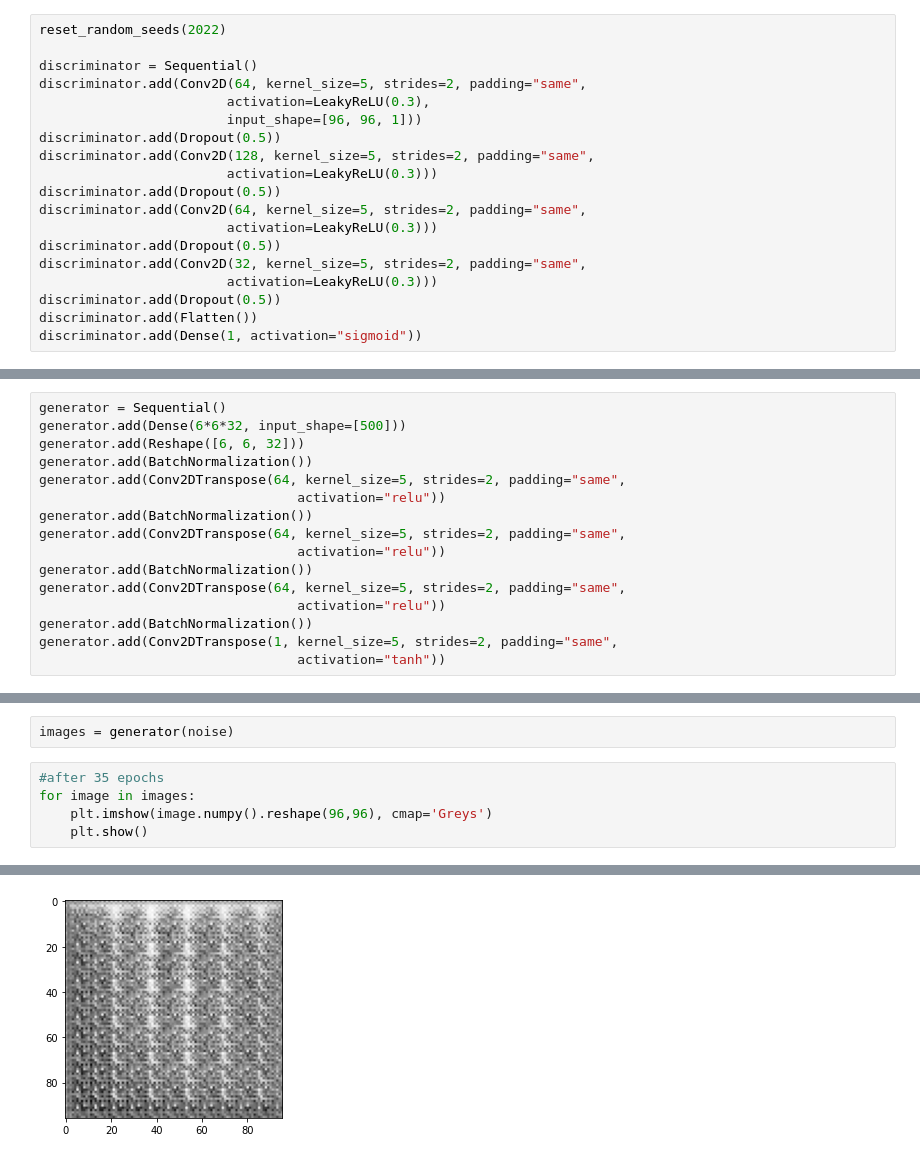
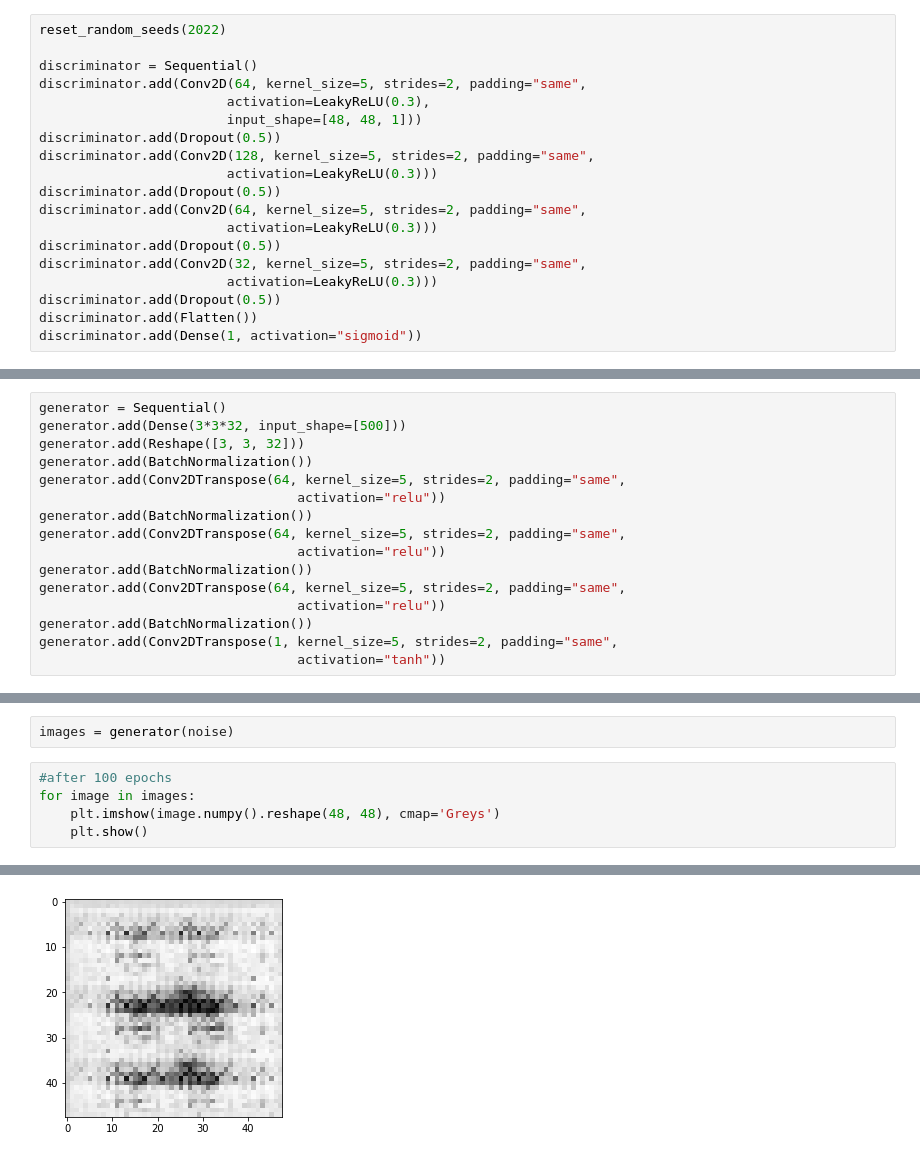
Before and after one commit to monikachudyba/ArtificialNeuralNetworkProjects, a Jupyter notebook: GAN-Simpsons.ipynb, the cells around one changed output, grey strips where cells are left out. Saved outputs shown, nothing was run; the diff lists cells and outputs as text.

Commit message:
GAN 100 epochs

```diff
--- a/GAN-Simpsons.ipynb
+++ b/GAN-Simpsons.ipynb
@@ -82,7 +88,7 @@ reset_random_seeds(2022)
 discriminator = Sequential()
 discriminator.add(Conv2D(64, kernel_size=5, strides=2, padding="same",
                         activation=LeakyReLU(0.3),
-                        input_shape=[96, 96, 1]))
+                        input_shape=[48, 48, 1]))
 discriminator.add(Dropout(0.5))
 discriminator.add(Conv2D(128, kernel_size=5, strides=2, padding="same",
                         activation=LeakyReLU(0.3)))
@@ -117,8 +123,8 @@ Non-trainable params: 0
 _________________________________________________________________
 # %%
 generator = Sequential()
-generator.add(Dense(6*6*32, input_shape=[500]))
-generator.add(Reshape([6, 6, 32]))
+generator.add(Dense(3*3*32, input_shape=[500]))
+generator.add(Reshape([3, 3, 32]))
 generator.add(BatchNormalization())
 generator.add(Conv2DTranspose(64, kernel_size=5, strides=2, padding="same",
                                  activation="relu"))
@@ -289,8 +294,8 @@ plt.show()
 # %%
 images = generator(noise)
 # %%
-#after 35 epochs
+#after 100 epochs
 for image in images:
-    plt.imshow(image.numpy().reshape(96,96), cmap='Greys')
+    plt.imshow(image.numpy().reshape(48, 48), cmap='Greys')
     plt.show()
 # %% [output]
@@ -300 +305 @@ for image in images:
-[figure, old version]
+[figure, new version]
```
Also changed, not shown: parts of 23 cells of this notebook.
